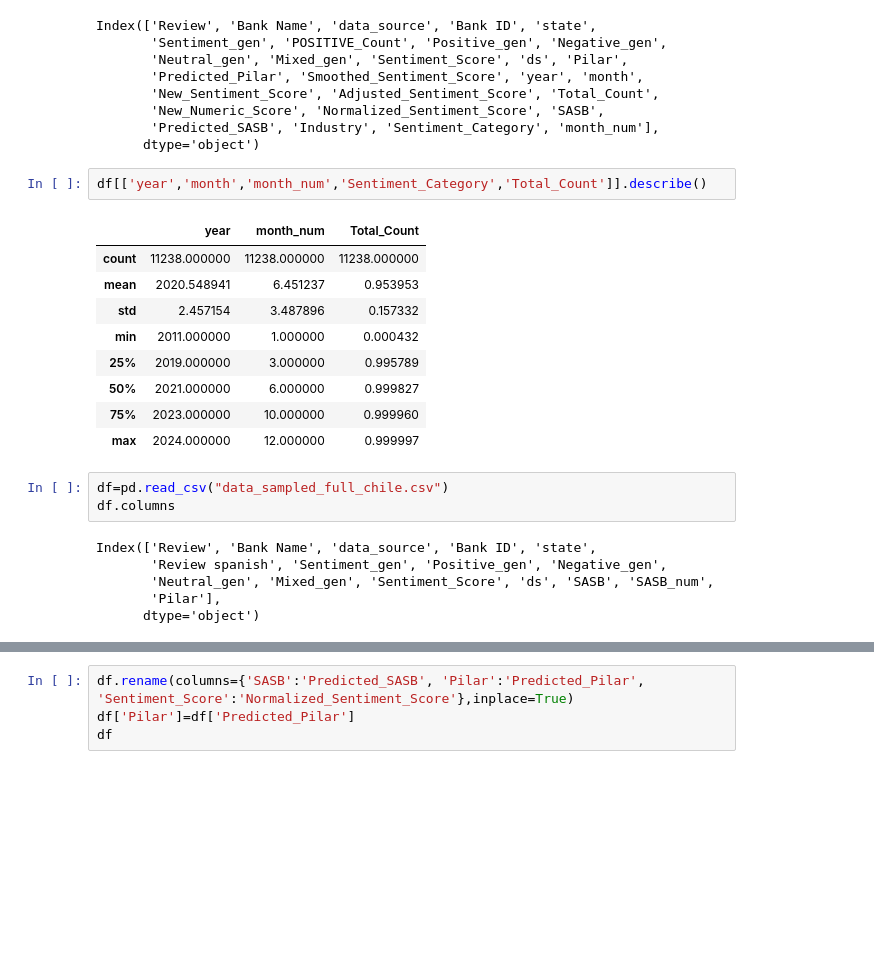
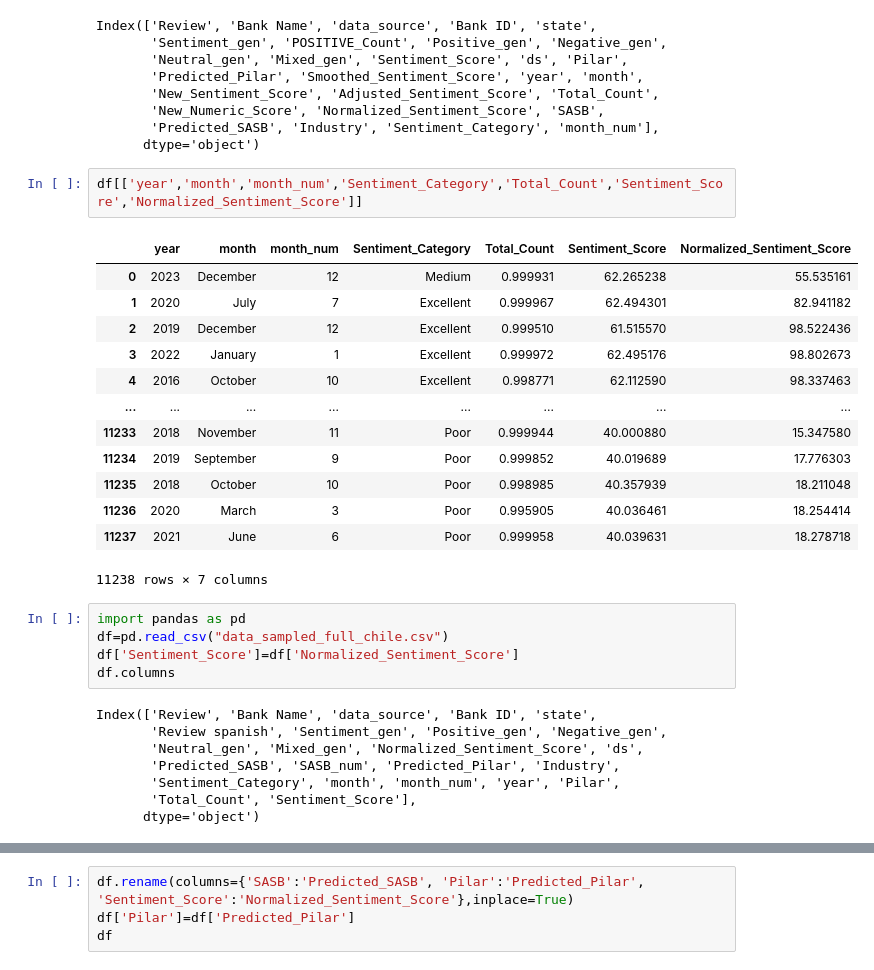
Before and after one commit to SSIndex/MonitorSSINDEX, a Jupyter notebook: DashMonitor/data/Untitled.ipynb, the cells around one changed output, grey strips where cells are left out. Saved outputs shown, nothing was run; the diff lists cells and outputs as text; blank space fills up the shorter version.

```diff
--- a/DashMonitor/data/Untitled.ipynb
+++ b/DashMonitor/data/Untitled.ipynb
@@ -106,23 +106,31 @@ Index(['Review', 'Bank Name', 'data_source', 'Bank ID', 'state',
        'Predicted_SASB', 'Industry', 'Sentiment_Category', 'month_num'],
       dtype='object')
 # %%
-df[['year','month','month_num','Sentiment_Category','Total_Count']].describe()
+df[['year','month','month_num','Sentiment_Category','Total_Count','Sentiment_Score','Normalized_Sentiment_Score']]
 # %% [output]
-|  | year | month_num | Total_Count |
-| count | 11238.000000 | 11238.000000 | 11238.000000 |
-| mean | 2020.548941 | 6.451237 | 0.953953 |
-| std | 2.457154 | 3.487896 | 0.157332 |
-| min | 2011.000000 | 1.000000 | 0.000432 |
-| 25% | 2019.000000 | 3.000000 | 0.995789 |
-| 50% | 2021.000000 | 6.000000 | 0.999827 |
-| 75% | 2023.000000 | 10.000000 | 0.999960 |
-| max | 2024.000000 | 12.000000 | 0.999997 |
+|  | year | month | month_num | Sentiment_Category | Total_Count | Sentiment_Score | Normalized_Sentiment_Score |
+| 0 | 2023 | December | 12 | Medium | 0.999931 | 62.265238 | 55.535161 |
+| 1 | 2020 | July | 7 | Excellent | 0.999967 | 62.494301 | 82.941182 |
+| 2 | 2019 | December | 12 | Excellent | 0.999510 | 61.515570 | 98.522436 |
+| 3 | 2022 | January | 1 | Excellent | 0.999972 | 62.495176 | 98.802673 |
+| 4 | 2016 | October | 10 | Excellent | 0.998771 | 62.112590 | 98.337463 |
+| ... | ... | ... | ... | ... | ... | ... | ... |
+| 11233 | 2018 | November | 11 | Poor | 0.999944 | 40.000880 | 15.347580 |
+| 11234 | 2019 | September | 9 | Poor | 0.999852 | 40.019689 | 17.776303 |
+| 11235 | 2018 | October | 10 | Poor | 0.998985 | 40.357939 | 18.211048 |
+| 11236 | 2020 | March | 3 | Poor | 0.995905 | 40.036461 | 18.254414 |
+| 11237 | 2021 | June | 6 | Poor | 0.999958 | 40.039631 | 18.278718 |
+11238 rows × 7 columns
 # %%
+import pandas as pd
 df=pd.read_csv("data_sampled_full_chile.csv")
+df['Sentiment_Score']=df['Normalized_Sentiment_Score']
 df.columns
 # %% [output]
 Index(['Review', 'Bank Name', 'data_source', 'Bank ID', 'state',
        'Review spanish', 'Sentiment_gen', 'Positive_gen', 'Negative_gen',
-       'Neutral_gen', 'Mixed_gen', 'Sentiment_Score', 'ds', 'SASB', 'SASB_num',
-       'Pilar'],
+       'Neutral_gen', 'Mixed_gen', 'Normalized_Sentiment_Score', 'ds',
+       'Predicted_SASB', 'SASB_num', 'Predicted_Pilar', 'Industry',
+       'Sentiment_Category', 'month', 'month_num', 'year', 'Pilar',
+       'Total_Count', 'Sentiment_Score'],
       dtype='object')
```
Also changed, not shown: parts of 26 cells of this notebook, 30 other files.
